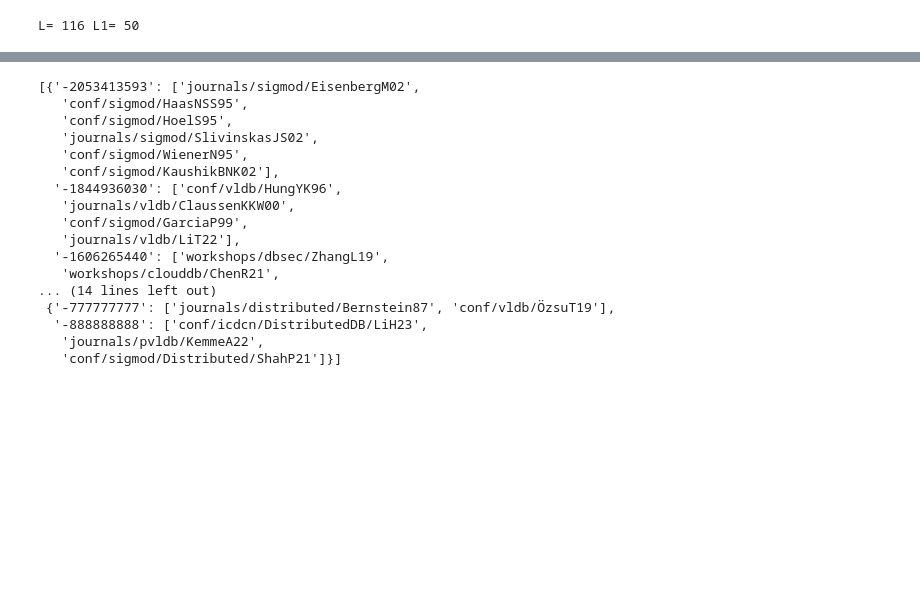
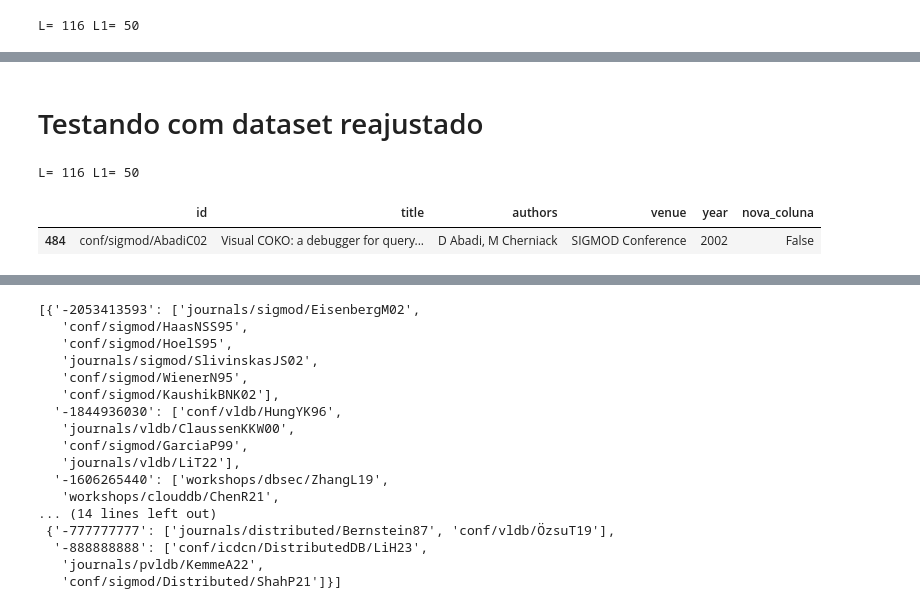
Before and after one commit to pereiraIgor/approximate-blocking, a Jupyter notebook: 10-quantidadeAcesso/scd_teste.ipynb, the cells around one changed output, grey strips where cells are left out. Saved outputs shown, nothing was run; the diff lists cells and outputs as text; code cells hidden in the pictures; blank space fills up the shorter version.

```diff
--- a/10-quantidadeAcesso/scd_teste.ipynb
+++ b/10-quantidadeAcesso/scd_teste.ipynb
@@ -1151,0 +1461,2 @@ TP= 4553 Recall= 0.8515055171123995 Precision= 0.8543816851191594 pairsNo= 21164
+# %% [markdown]
+# Testando com dataset reajustado
@@ -1151,0 +1520,31 @@ TP= 4553 Recall= 0.8515055171123995 Precision= 0.8543816851191594 pairsNo= 21164
+# %%
+df1 = pd.read_csv("../00-datasets/DBLP_reajustado.csv", sep=",", encoding="utf-8", keep_default_na=False)
+df2 = pd.read_csv("../00-datasets/Scholar_reajustado.csv", sep=",", encoding="utf-8", keep_default_na=False)
+truth = pd.read_csv("../00-datasets/truth.csv", sep=",", encoding="utf-8", keep_default_na=False)
+truthD = dict()
+for i, r in truth.iterrows():
+    idDBLP = r["idDBLP"]
+    idScholar = r["idScholar"]
+    if idDBLP in truthD:
+        ids = truthD[idDBLP]
+        ids.append(idScholar)
+    else:
+        truthD[idDBLP] = [idScholar]
+
+t = 0.5
+TP = 5347
+eps = 0.1
+w = 1000
+delta = 0.1
+L = math.ceil(math.log(1 / delta) / (2 * (eps ** 2)))
+eps = 0.01
+L1 = int(1 / (2 * eps))
+print("L=", L, "L1=", L1)
+q = 2
+# %% [output]
+L= 116 L1= 50
+# %%
+df1[df1['id'] == 'conf/sigmod/AbadiC02']
+# %% [output]
+|  | id | title | authors | venue | year | nova_coluna |
+| 484 | conf/sigmod/AbadiC02 | Visual COKO: a debugger for query... | D Abadi, M Cherniack | SIGMOD Conference | 2002 | False |
```
Also changed, not shown: parts of 21 cells of this notebook, 3 other files.
